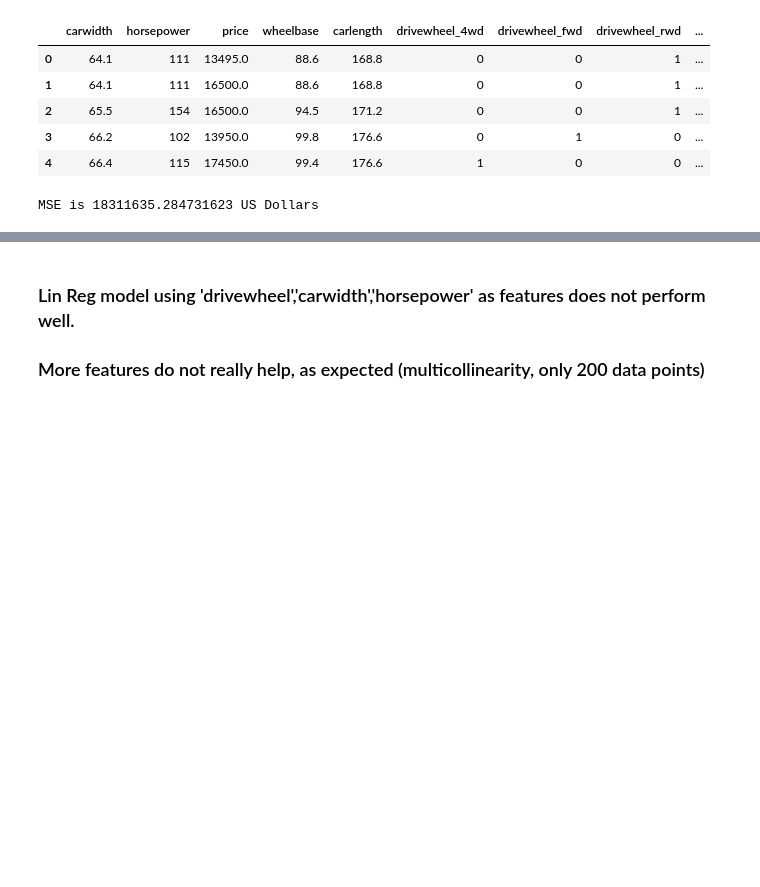
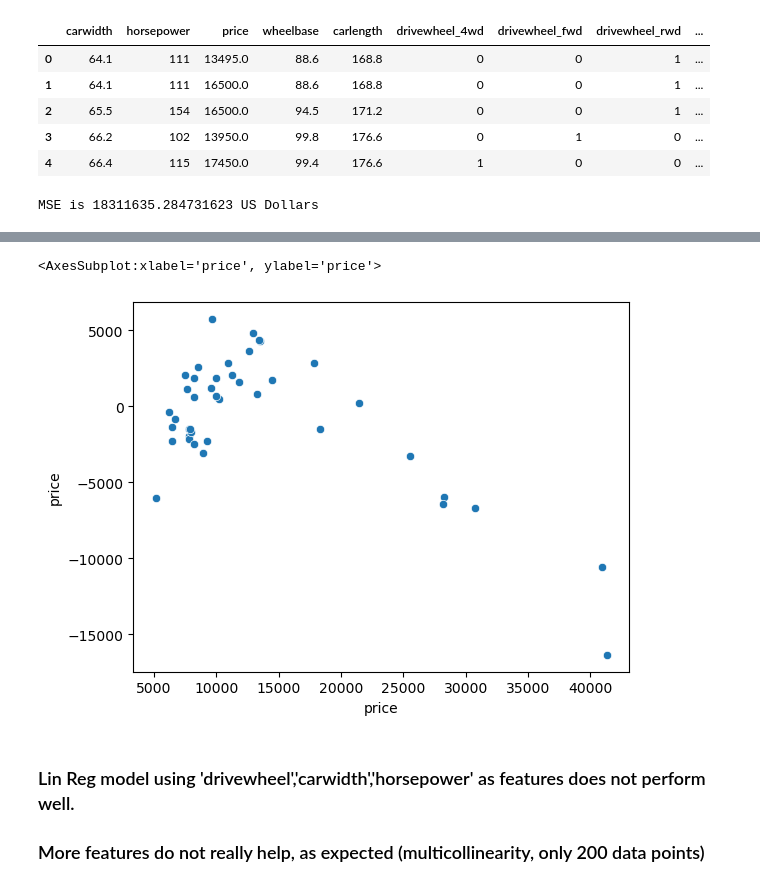
Before and after one commit to judussoari/Data_Cases, a Jupyter notebook: code/car_prices.ipynb, the cells around one changed output, grey strips where cells are left out. Cells and saved outputs as stored; diff of their text form; code cells hidden in the pictures; blank space fills up the shorter version.

```diff
--- a/code/car_prices.ipynb
+++ b/code/car_prices.ipynb
@@ -184,3 +195,10 @@ MSE is 18311635.284731623 US Dollars
+# %%
+# print residuals over target values. This should show constant variance (OLS requirement)
+sns.scatterplot(x=y_test, y=pred-y_test)
+#sns.scatterplot(x=X_test['carwidth'], y=pred-y_test)
+# %% [output]
+<AxesSubplot:xlabel='price', ylabel='price'>
+[figure, added]
 # %% [markdown]
 ### Lin Reg model using 'drivewheel','carwidth','horsepower' as features does not perform well.
 ### More features do not really help, as expected (multicollinearity, only 200 data points)
```
Also changed, not shown: parts of 3 cells of this notebook.
